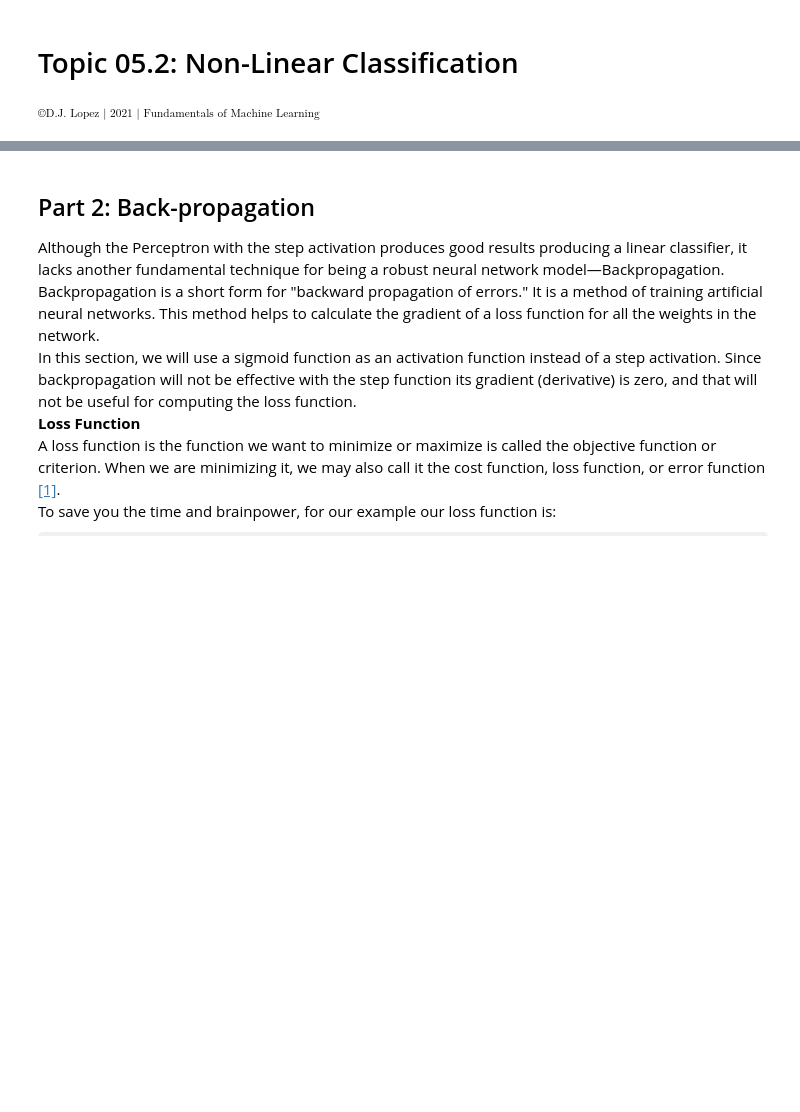
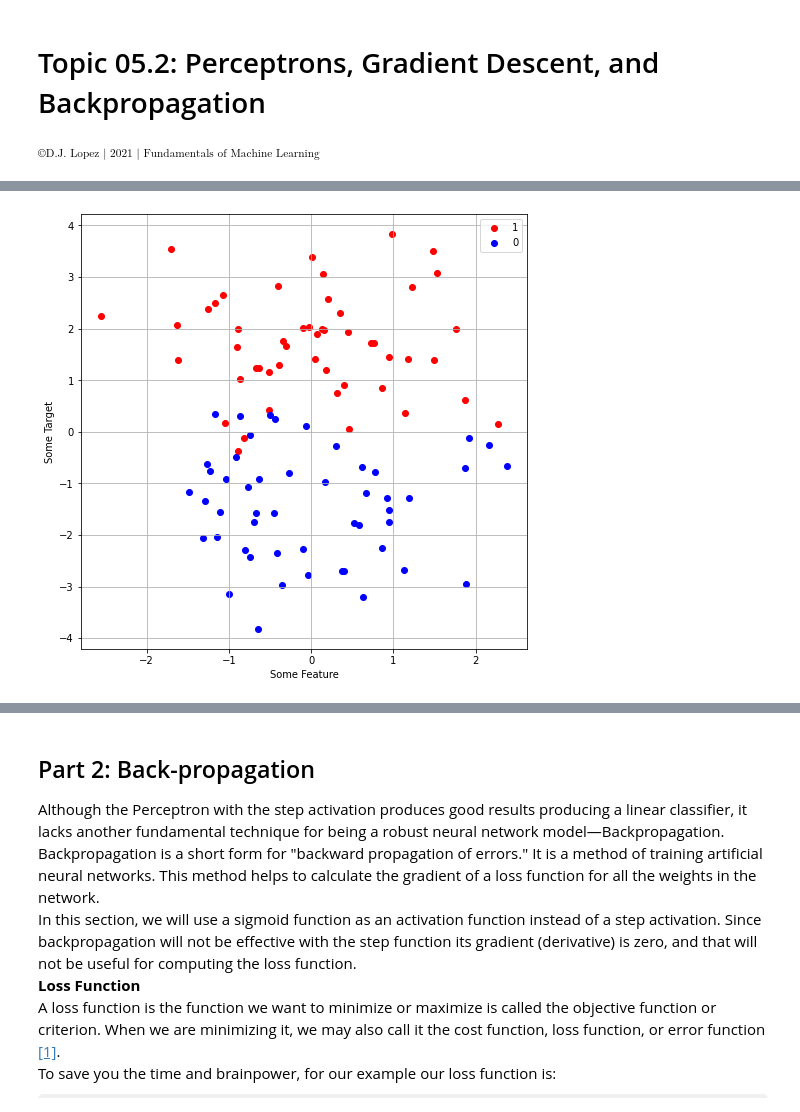
Before and after one commit to dyjdlopez/fund-of-aiml, a Jupyter notebook: activities/05 - Classification/fund_aiml_05v1_lec2_2021.ipynb, the cells around one changed output, grey strips where cells are left out. Cells and saved outputs as stored; diff of their text form; code cells hidden in the pictures; some formulas as TeX source; blank space fills up the shorter version.

```diff
--- a/activities/05 - Classification/fund_aiml_05v1_lec2_2021.ipynb
+++ b/activities/05 - Classification/fund_aiml_05v1_lec2_2021.ipynb
@@ -1,7 +1,7 @@
 # %% [markdown]
 <a href="https://colab.research.google.com/github/dyjdlopez/fund-of-aiml/blob/main/activities/05%20-%20Classification/fund_aiml_05v1_lec2_2021.ipynb" target="_parent"><img src="https://colab.research.google.com/assets/colab-badge.svg" alt="Open In Colab"/></a>
 # %% [markdown]
-# Topic 05.2: Non-Linear Classification
+# Topic 05.2: Perceptrons, Gradient Descent, and Backpropagation
 $_{\text{©D.J. Lopez | 2021 | Fundamentals of Machine Learning}}$
 # %% [markdown]
 ### Part 1: Perceptron Algorithm
@@ -20,31 +20,36 @@ import matplotlib.pyplot as plt
 import seaborn as sns
 from sklearn.metrics import confusion_matrix
 # %%
-
+## Creating a dataset
 N = 100
 cov = 0
-center1 = np.array([0, 1.7]).T
+center1 = np.array([0, 1.6]).T
 cov_mat1 = np.array([
                     [1,cov],
                     [cov,1]
 ])
 
-center2 = np.array([0, -1.7]).T
+center2 = np.array([0, -1.6]).T
 cov_mat2 = np.array([
                     [1,cov],
                     [cov,1]
 ])
 
 np.random.seed(0)
 X1 = np.array(np.random.multivariate_normal(center1,cov_mat1,int(N/2)))
 X2 = np.array(np.random.multivariate_normal(center2,cov_mat2,int(N/2)))
 ## We'll declare another gaussian distribution with a different mean
 
+X_train = np.concatenate((X1, X2), axis=0)
+y_train = np.array([np.ones(int(N/2)), np.zeros(int(N-(N/2)))]).reshape((-1,1))
+
 plt.figure(figsize=(8,8))
 plt.scatter(X1[:,0],X1[:,1], c='r', label='1')
 plt.scatter(X2[:,0],X2[:,1], c='b', label='0')
 plt.ylabel("Some Target")
 plt.xlabel("Some Feature")
 plt.legend()
 plt.grid()
 plt.show()
+# %% [output]
+[figure, added]
```
Also changed, not shown: parts of 16 cells of this notebook.
